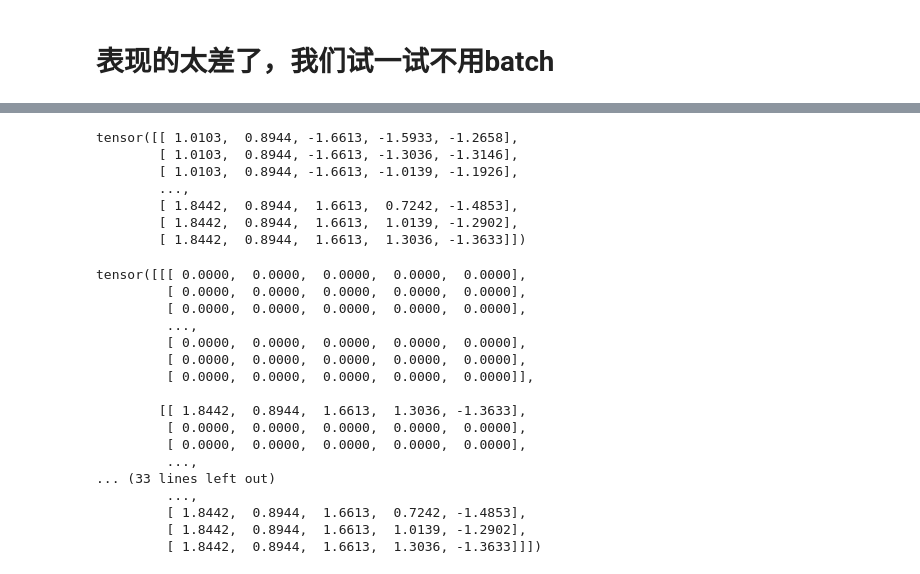
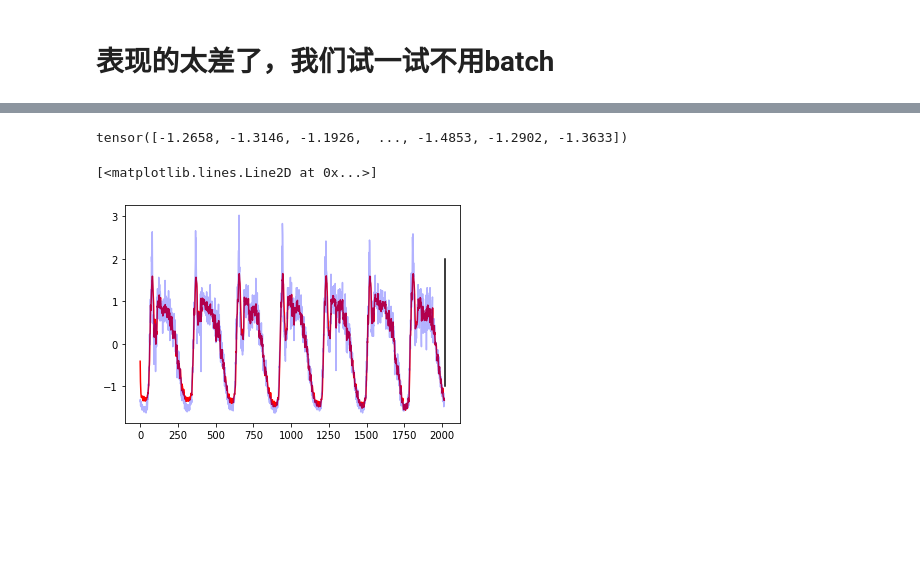
Before and after one commit to XiaofengYue/ML_Learning, a Jupyter notebook: Traffic_Prediction/Traffic_Prediction.ipynb, the cells around one changed output, grey strips where cells are left out. Drawn from its saved outputs; the diff is of its cells as text; code cells hidden in the pictures; blank space fills up the shorter version.

```diff
--- a/Traffic_Prediction/Traffic_Prediction.ipynb
+++ b/Traffic_Prediction/Traffic_Prediction.ipynb
@@ -226,30 +230,14 @@ torch.Size([1440, 1439, 1])
-# %%
-print(batch_var_x[-1])
-# %% [output]
-tensor([[ 1.0103,  0.8944, -1.6613, -1.5933, -1.2658],
-        [ 1.0103,  0.8944, -1.6613, -1.3036, -1.3146],
-        [ 1.0103,  0.8944, -1.6613, -1.0139, -1.1926],
-        ...,
-        [ 1.8442,  0.8944,  1.6613,  0.7242, -1.4853],
-        [ 1.8442,  0.8944,  1.6613,  1.0139, -1.2902],
-        [ 1.8442,  0.8944,  1.6613,  1.3036, -1.3633]])
 # %%
-batch_var_x
+batch_var_x[-1][:,-1]
 # %% [output]
-tensor([[[ 0.0000,  0.0000,  0.0000,  0.0000,  0.0000],
-         [ 0.0000,  0.0000,  0.0000,  0.0000,  0.0000],
-         [ 0.0000,  0.0000,  0.0000,  0.0000,  0.0000],
-         ...,
-         [ 0.0000,  0.0000,  0.0000,  0.0000,  0.0000],
-         [ 0.0000,  0.0000,  0.0000,  0.0000,  0.0000],
-         [ 0.0000,  0.0000,  0.0000,  0.0000,  0.0000]],
-
-        [[ 1.8442,  0.8944,  1.6613,  1.3036, -1.3633],
-         [ 0.0000,  0.0000,  0.0000,  0.0000,  0.0000],
-         [ 0.0000,  0.0000,  0.0000,  0.0000,  0.0000],
-         ...,
-... (33 lines left out)
-         ...,
-         [ 1.8442,  0.8944,  1.6613,  0.7242, -1.4853],
-         [ 1.8442,  0.8944,  1.6613,  1.0139, -1.2902],
-         [ 1.8442,  0.8944,  1.6613,  1.3036, -1.3633]]])
+tensor([-1.2658, -1.3146, -1.1926,  ..., -1.4853, -1.2902, -1.3633])
+# %%
+pred_x_1 = net(batch_var_x[-1].view(-1,seq_len,5).cuda()).view(-1).cpu().detach().numpy()
+# %%
+
+plt.plot(pred_x_1, 'r', label='pred')
+plt.plot(batch_var_y[-1], 'b', label='real', alpha=0.3)
+plt.plot([batch_size, batch_size], [-1, 2], color='k', label='train | pred')
+# %% [output]
+[<matplotlib.lines.Line2D at 0x...>]
+[figure, added]
```
Also changed, not shown: parts of 3 cells of this notebook.
